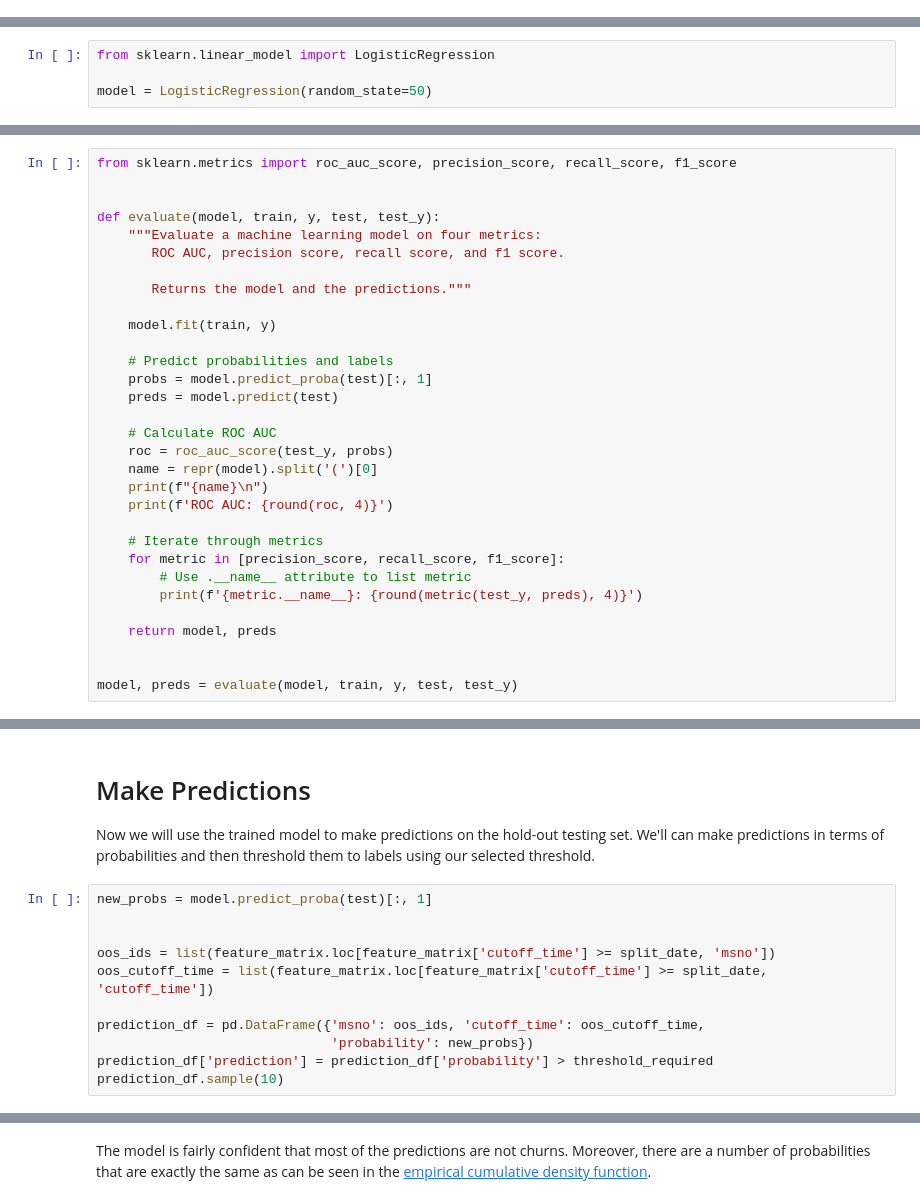
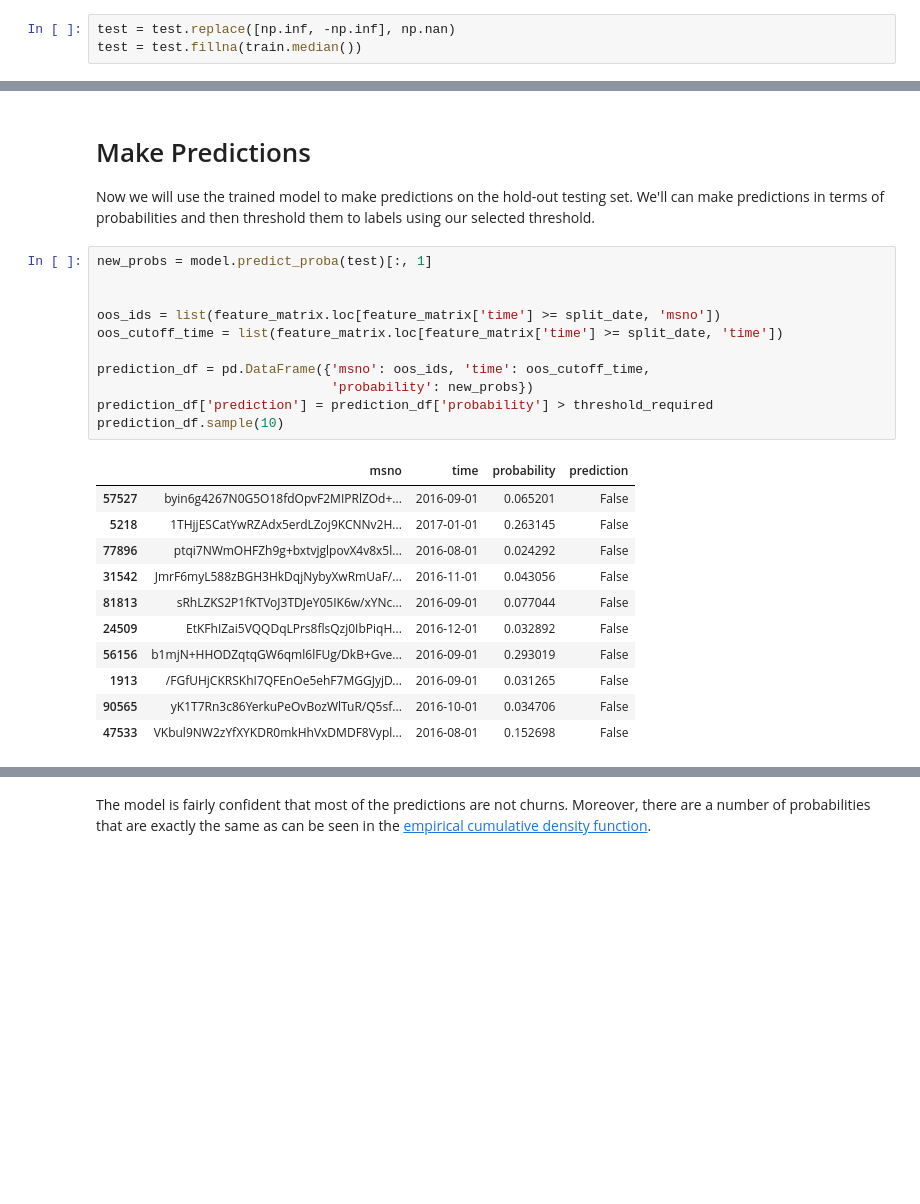
Before and after one commit to alteryx/open_source_demos, a Jupyter notebook: predict-customer-churn/churn/5. Modeling.ipynb, the cells around one changed output, grey strips where cells are left out. Drawn from its saved outputs; the diff is of its cells as text; blank space fills up the shorter version.

```diff
--- a/predict-customer-churn/churn/5. Modeling.ipynb
+++ b/predict-customer-churn/churn/5. Modeling.ipynb
@@ -237,0 +284,3 @@ np.any(train.isnull()), np.any(np.isinf(train))
+# %%
+test = test.replace([np.inf, -np.inf], np.nan)
+test = test.fillna(train.median())
@@ -284,4 +337,0 @@ We can use a logistic regression in order to see baseline performance on this pr
-# %%
-from sklearn.linear_model import LogisticRegression
-
-model = LogisticRegression(random_state=50)
@@ -290,31 +337,0 @@ We can write a simple function to evaluate predictions. This implements the metr
-# %%
-from sklearn.metrics import roc_auc_score, precision_score, recall_score, f1_score
-
-
-def evaluate(model, train, y, test, test_y):
-    """Evaluate a machine learning model on four metrics:
-       ROC AUC, precision score, recall score, and f1 score.
-
-       Returns the model and the predictions."""
-
-    model.fit(train, y)
-
-    # Predict probabilities and labels
-    probs = model.predict_proba(test)[:, 1]
-    preds = model.predict(test)
-
-    # Calculate ROC AUC
-    roc = roc_auc_score(test_y, probs)
-    name = repr(model).split('(')[0]
-    print(f"{name}\n")
-    print(f'ROC AUC: {round(roc, 4)}')
-
-    # Iterate through metrics
-    for metric in [precision_score, recall_score, f1_score]:
-        # Use .__name__ attribute to list metric
-        print(f'{metric.__name__}: {round(metric(test_y, preds), 4)}')
-
-    return model, preds
-
-
-model, preds = evaluate(model, train, y, test, test_y)
@@ -619,14 +623,26 @@ Now we will use the trained model to make predictions on the hold-out testing se
 # %%
 new_probs = model.predict_proba(test)[:, 1]
 
 
-oos_ids = list(feature_matrix.loc[feature_matrix['cutoff_time'] >= split_date, 'msno'])
-oos_cutoff_time = list(feature_matrix.loc[feature_matrix['cutoff_time'] >= split_date, 'cutoff_time'])
+oos_ids = list(feature_matrix.loc[feature_matrix['time'] >= split_date, 'msno'])
+oos_cutoff_time = list(feature_matrix.loc[feature_matrix['time'] >= split_date, 'time'])
 
-prediction_df = pd.DataFrame({'msno': oos_ids, 'cutoff_time': oos_cutoff_time,
+prediction_df = pd.DataFrame({'msno': oos_ids, 'time': oos_cutoff_time,
                               'probability': new_probs})
 prediction_df['prediction'] = prediction_df['probability'] > threshold_required
 prediction_df.sample(10)
+# %% [output]
+|  | msno | time | probability | prediction |
+| 57527 | byin6g4267N0G5O18fdOpvF2MIPRlZOd+... | 2016-09-01 | 0.065201 | False |
+| 5218 | 1THjjESCatYwRZAdx5erdLZoj9KCNNv2H... | 2017-01-01 | 0.263145 | False |
+| 77896 | ptqi7NWmOHFZh9g+bxtvjglpovX4v8x5l... | 2016-08-01 | 0.024292 | False |
+| 31542 | JmrF6myL588zBGH3HkDqjNybyXwRmUaF/... | 2016-11-01 | 0.043056 | False |
+| 81813 | sRhLZKS2P1fKTVoJ3TDJeY05IK6w/xYNc... | 2016-09-01 | 0.077044 | False |
+| 24509 | EtKFhIZai5VQQDqLPrs8flsQzj0IbPiqH... | 2016-12-01 | 0.032892 | False |
+| 56156 | b1mjN+HHODZqtqGW6qml6lFUg/DkB+Gve... | 2016-09-01 | 0.293019 | False |
+| 1913 | /FGfUHjCKRSKhI7QFEnOe5ehF7MGGJyjD... | 2016-09-01 | 0.031265 | False |
+| 90565 | yK1T7Rn3c86YerkuPeOvBozWlTuR/Q5sf... | 2016-10-01 | 0.034706 | False |
+| 47533 | VKbul9NW2zYfXYKDR0mkHhVxDMDF8Vypl... | 2016-08-01 | 0.152698 | False |
 # %%
 prediction_df['probability'].plot.hist(bins=20, edgecolor='k')
 plt.axvline(x=threshold_required, color='r', linewidth=2)
```
Also changed, not shown: parts of 82 cells of this notebook.
